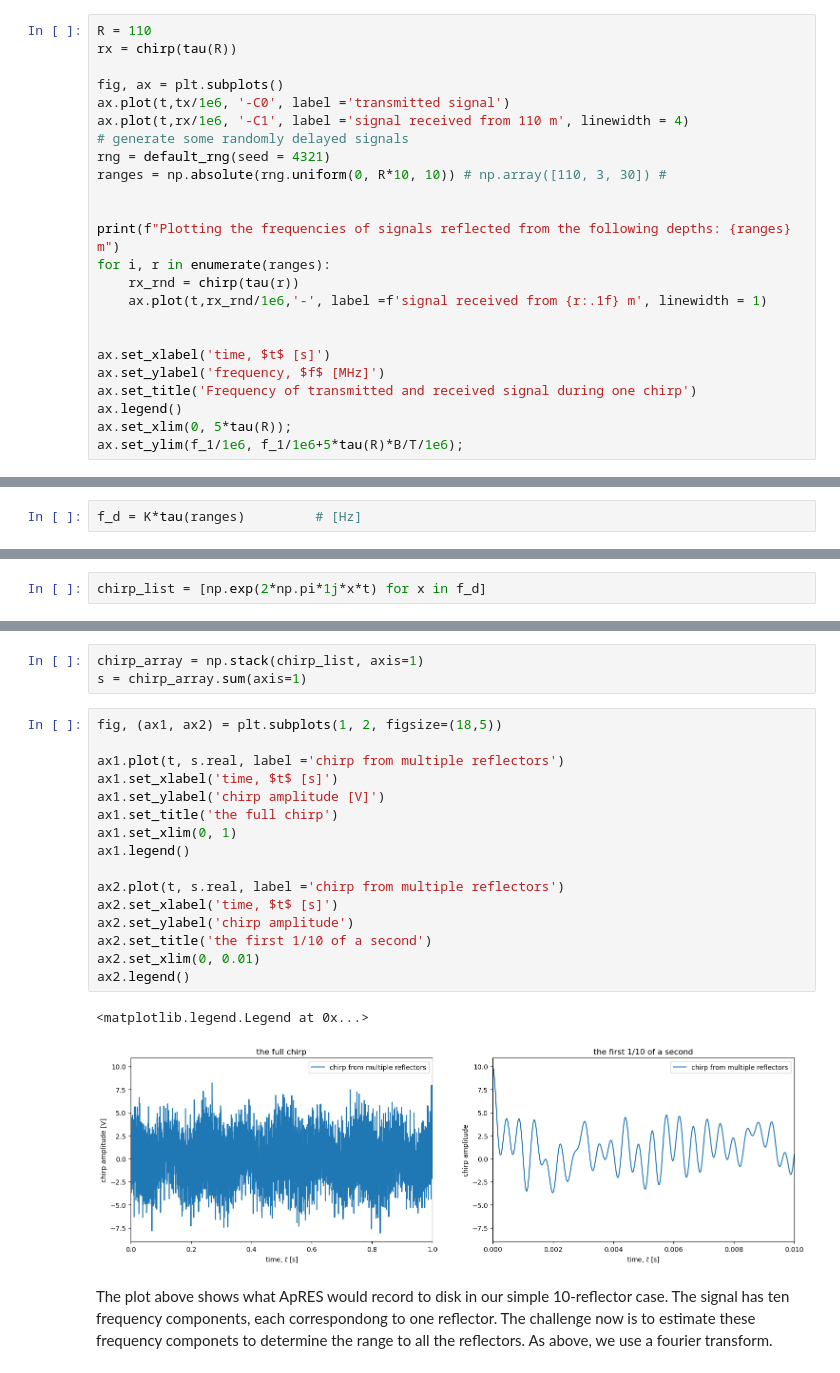
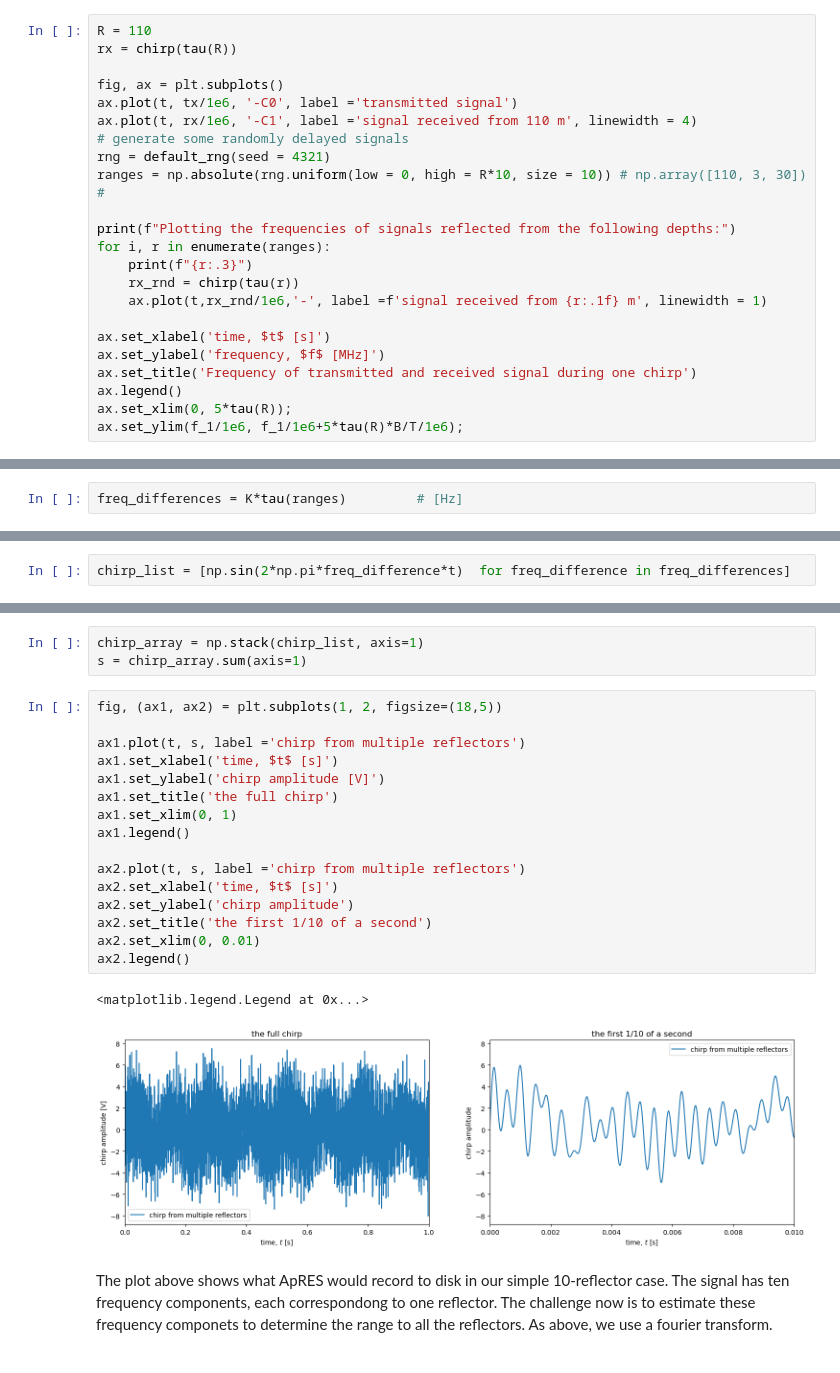
Before and after one commit to ldeo-glaciology/glaciology-intro-book, a Jupyter notebook: src/sections/radar/apres/theory_1.ipynb, the cells around one changed output, grey strips where cells are left out. Cells and saved outputs as stored; diff of their text form.

```diff
--- a/src/sections/radar/apres/theory_1.ipynb
+++ b/src/sections/radar/apres/theory_1.ipynb
@@ -373,18 +351,17 @@ R = 110
 rx = chirp(tau(R))
 
 fig, ax = plt.subplots()
-ax.plot(t,tx/1e6, '-C0', label ='transmitted signal')
-ax.plot(t,rx/1e6, '-C1', label ='signal received from 110 m', linewidth = 4)
+ax.plot(t, tx/1e6, '-C0', label ='transmitted signal')
+ax.plot(t, rx/1e6, '-C1', label ='signal received from 110 m', linewidth = 4)
 # generate some randomly delayed signals
 rng = default_rng(seed = 4321)
-ranges = np.absolute(rng.uniform(0, R*10, 10)) # np.array([110, 3, 30]) #
+ranges = np.absolute(rng.uniform(low = 0, high = R*10, size = 10)) # np.array([110, 3, 30]) #
 
-
-print(f"Plotting the frequencies of signals reflected from the following depths: {ranges} m")
+print(f"Plotting the frequencies of signals reflected from the following depths:")
 for i, r in enumerate(ranges):
+    print(f"{r:.3}")
     rx_rnd = chirp(tau(r))
     ax.plot(t,rx_rnd/1e6,'-', label =f'signal received from {r:.1f} m', linewidth = 1)
-
 
 ax.set_xlabel('time, $t$ [s]')
 ax.set_ylabel('frequency, $f$ [MHz]')
@@ -401,5 +387,5 @@ In practice, signals from all the reflectors are combined together and arrive ba
 
 We first compute the frequency differences for each reflector:
 # %%
-f_d = K*tau(ranges)         # [Hz]
+freq_differences = K*tau(ranges)         # [Hz]
 # %% [markdown]
@@ -407,5 +393,5 @@ For each frequency difference we then generate a complex signal with that freque
 # %%
-chirp_list = [np.exp(2*np.pi*1j*x*t) for x in f_d]
+chirp_list = [np.sin(2*np.pi*freq_difference*t)  for freq_difference in freq_differences]
 # %% [markdown]
 Finally, we sum them together to create one signal.
 # %%
@@ -414,21 +400,21 @@ s = chirp_array.sum(axis=1)
 # %%
 fig, (ax1, ax2) = plt.subplots(1, 2, figsize=(18,5))
 
-ax1.plot(t, s.real, label ='chirp from multiple reflectors')
+ax1.plot(t, s, label ='chirp from multiple reflectors')
 ax1.set_xlabel('time, $t$ [s]')
 ax1.set_ylabel('chirp amplitude [V]')
 ax1.set_title('the full chirp')
 ax1.set_xlim(0, 1)
 ax1.legend()
 
-ax2.plot(t, s.real, label ='chirp from multiple reflectors')
+ax2.plot(t, s, label ='chirp from multiple reflectors')
 ax2.set_xlabel('time, $t$ [s]')
 ax2.set_ylabel('chirp amplitude')
 ax2.set_title('the first 1/10 of a second')
 ax2.set_xlim(0, 0.01)
 ax2.legend()
 # %% [output]
 <matplotlib.legend.Legend at 0x...>
-[figure, old version]
+[figure, new version]
 # %% [markdown]
 The plot above shows what ApRES would record to disk in our simple 10-reflector case. The signal has ten frequency components, each correspondong to one reflector. The challenge now is to estimate these frequency componets to determine the range to all the reflectors. As above, we use a fourier transform.
```
Also changed, not shown: parts of 27 cells of this notebook, 5 other files.
